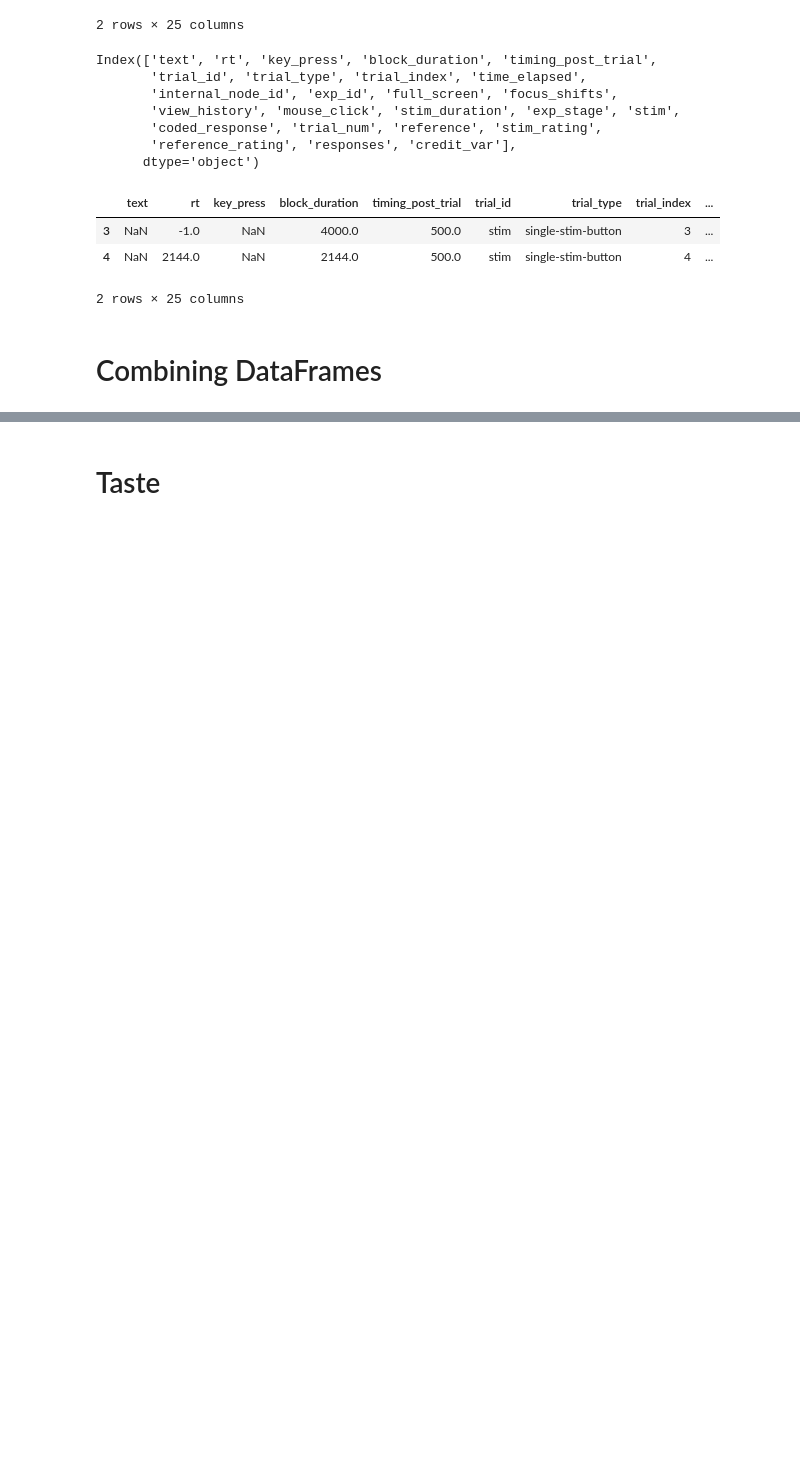
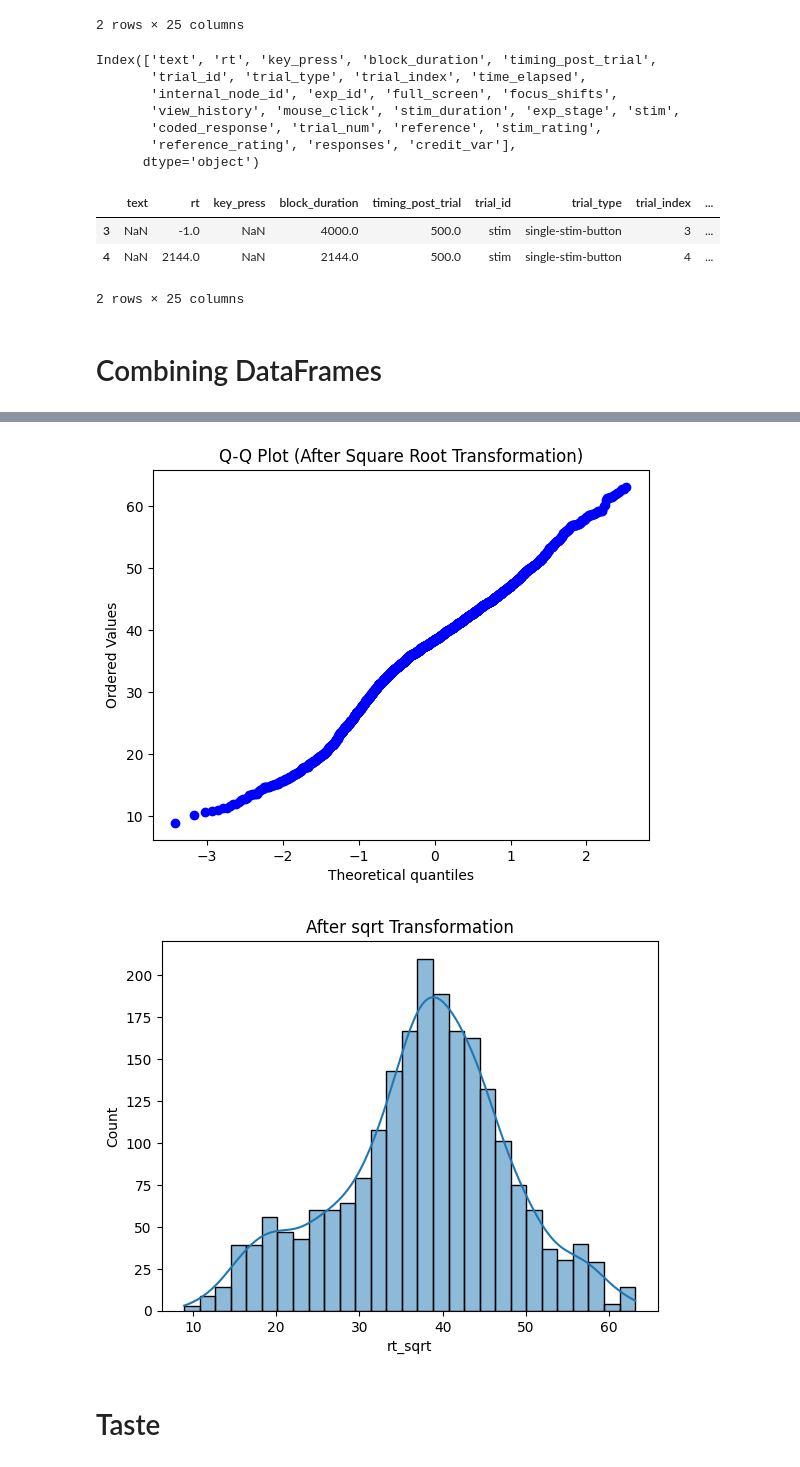
Before and after one commit to rae-1/CG504_Project, a Jupyter notebook: analysis.ipynb, the cells around one changed output, grey strips where cells are left out. Saved outputs shown, nothing was run; the diff lists cells and outputs as text; code cells hidden in the pictures; blank space fills up the shorter version.

```diff
--- a/analysis.ipynb
+++ b/analysis.ipynb
@@ -60,3 +78,20 @@ combined_df_decision.to_csv('data/combined_df_decision.csv', index=False)
+# %%
+# Apply square root transformation
+combined_df['rt_sqrt'] = np.sqrt(combined_df['rt'])
+# %%
+# After square root transformation
+plt.figure()
+probplot(combined_df['rt_sqrt'], dist="norm", plot=plt)
+plt.title("Q-Q Plot (After Square Root Transformation)")
+plt.show()
+
+# After transformation
+sns.histplot(combined_df['rt_sqrt'], kde=True)
+plt.title('After sqrt Transformation')
+plt.show()
+# %% [output]
+[figure, added]
+[figure, added]
 # %% [markdown]
 # Taste
 # %%
```
Also changed, not shown: parts of 8 cells of this notebook.
